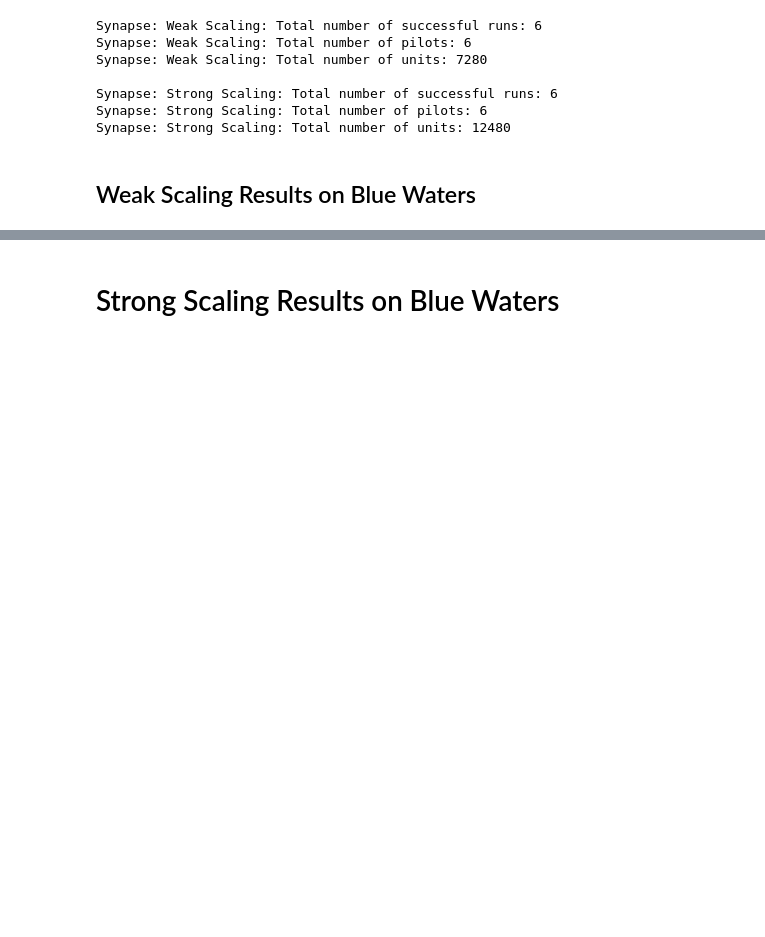
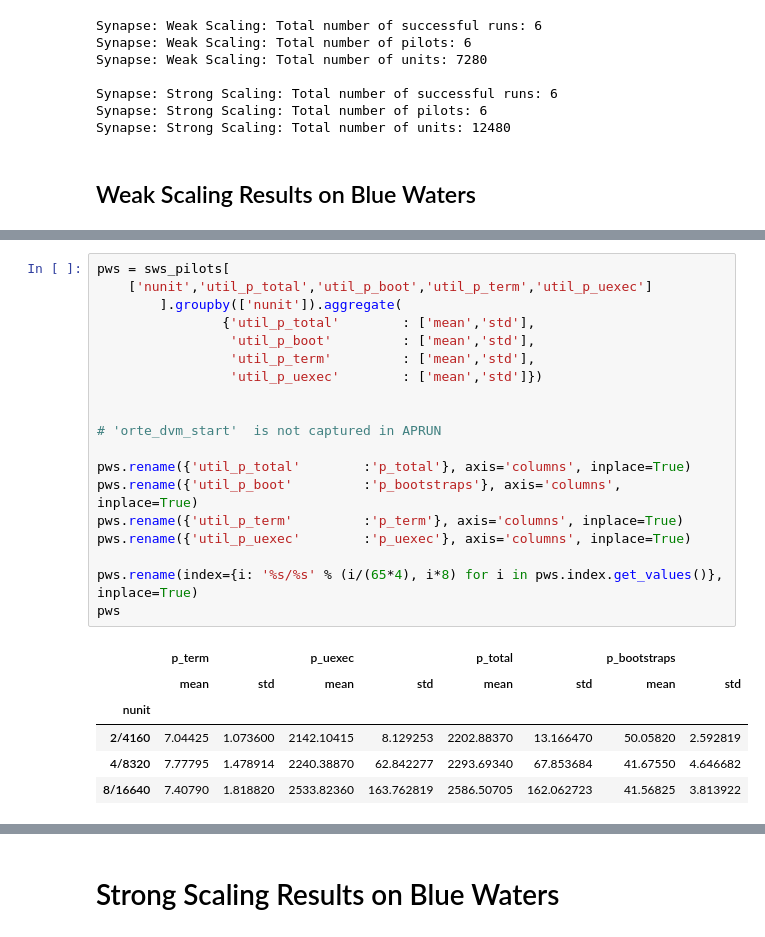
Before and after one commit to radical-experiments/isc-htbac-experiments, a Jupyter notebook: matteo_workflow/ties_ws_ss_NCSA_bw.ipynb, the cells around one changed output, grey strips where cells are left out. Drawn from its saved outputs; the diff is of its cells as text; blank space fills up the shorter version.

```diff
--- a/matteo_workflow/ties_ws_ss_NCSA_bw.ipynb
+++ b/matteo_workflow/ties_ws_ss_NCSA_bw.ipynb
@@ -56,0 +71,26 @@ sws
+# %%
+pws = sws_pilots[
+    ['nunit','util_p_total','util_p_boot','util_p_term','util_p_uexec']
+        ].groupby(['nunit']).aggregate(
+                {'util_p_total'        : ['mean','std'],
+                 'util_p_boot'         : ['mean','std'],
+                 'util_p_term'         : ['mean','std'],
+                 'util_p_uexec'        : ['mean','std']})
+
+
+# 'orte_dvm_start'  is not captured in APRUN
+
+pws.rename({'util_p_total'        :'p_total'}, axis='columns', inplace=True)
+pws.rename({'util_p_boot'         :'p_bootstraps'}, axis='columns', inplace=True)
+pws.rename({'util_p_term'         :'p_term'}, axis='columns', inplace=True)
+pws.rename({'util_p_uexec'        :'p_uexec'}, axis='columns', inplace=True)
+
+pws.rename(index={i: '%s/%s' % (i/(65*4), i*8) for i in pws.index.get_values()}, inplace=True)
+pws
+# %% [output]
+|  | p_term |  | p_uexec |  | p_total |  | p_bootstraps |  |
+|  | mean | std | mean | std | mean | std | mean | std |
+| nunit |  |  |  |  |  |  |  |  |
+| 2/4160 | 7.04425 | 1.073600 | 2142.10415 | 8.129253 | 2202.88370 | 13.166470 | 50.05820 | 2.592819 |
+| 4/8320 | 7.77795 | 1.478914 | 2240.38870 | 62.842277 | 2293.69340 | 67.853684 | 41.67550 | 4.646682 |
+| 8/16640 | 7.40790 | 1.818820 | 2533.82360 | 163.762819 | 2586.50705 | 162.062723 | 41.56825 | 3.813922 |
```
Also changed, not shown: parts of 11 cells of this notebook.
